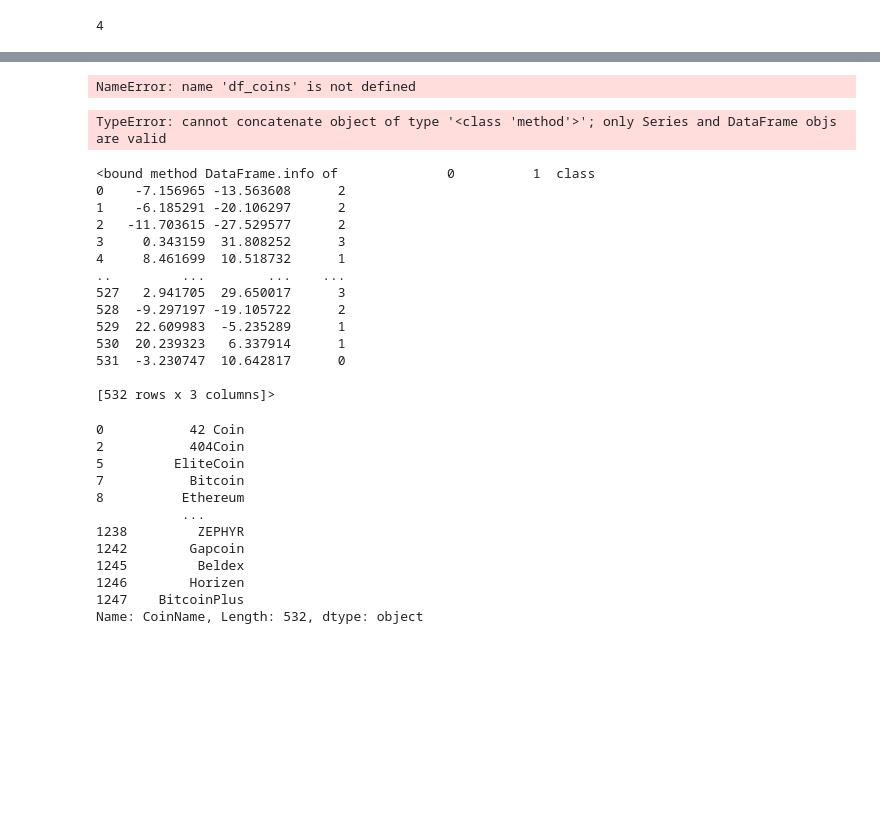
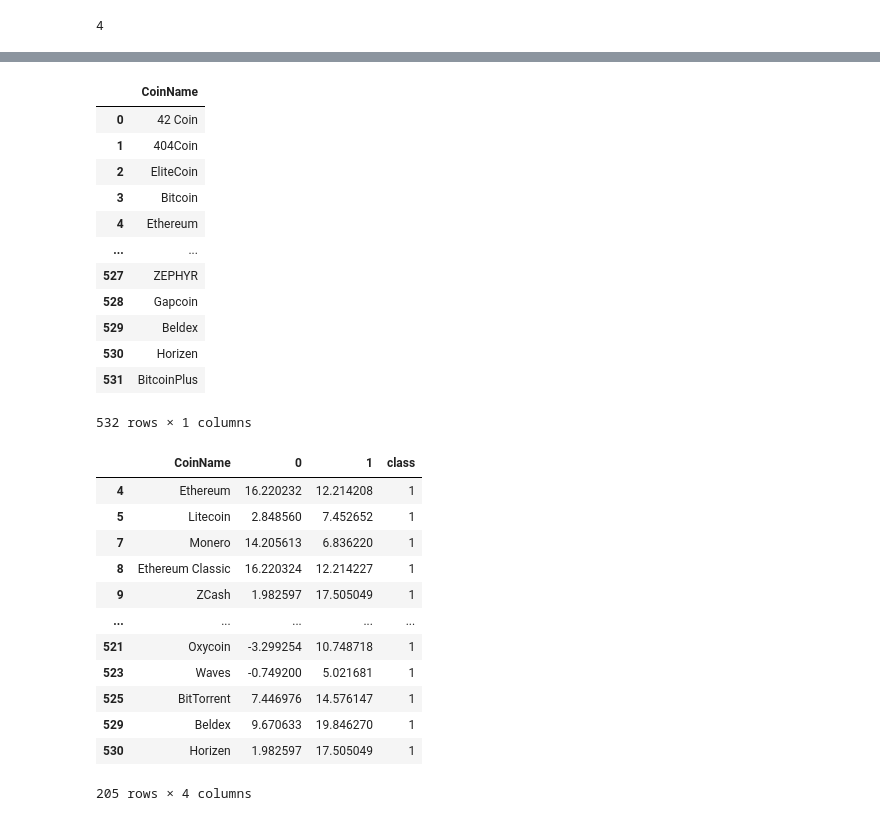
Before and after one commit to oh-be/Neural-Clusters, a Jupyter notebook: UnsupervisedLearningCrypto.ipynb, the cells around one changed output, grey strips where cells are left out. Drawn from its saved outputs; the diff is of its cells as text; code cells hidden in the pictures; blank space fills up the shorter version.

```diff
--- a/UnsupervisedLearningCrypto.ipynb
+++ b/UnsupervisedLearningCrypto.ipynb
@@ -519,47 +559,43 @@ k_means_df
 # %%
-df_coins
+df_coins = df_coin_names.reset_index()
-# %% [output]
-NameError: name 'df_coins' is not defined
+# %%
+df_coins.drop('index', axis=1)
+# %% [output]
+|  | CoinName |
+| 0 | 42 Coin |
+| 1 | 404Coin |
+| 2 | EliteCoin |
+| 3 | Bitcoin |
+| 4 | Ethereum |
+| ... | ... |
+| 527 | ZEPHYR |
+| 528 | Gapcoin |
+| 529 | Beldex |
+| 530 | Horizen |
+| 531 | BitcoinPlus |
+532 rows × 1 columns
 # %%
 final_df = pd.concat([df_coins, k_means_df],axis=1, sort=False)
 df = final_df
-df.info
+df = df.drop('index', axis=1)
-# %% [output]
-TypeError: cannot concatenate object of type '<class 'method'>'; only Series and DataFrame objs are valid
 # %%
 coinclass1 = df[df['class'] == 1]
 coinclass2 = df[df['class'] == 2]
 coinclass3 = df[df['class'] == 3]
 coinclass4 = df[df['class'] == 4]
-# %%
-k_means_df.info
-# %% [output]
-<bound method DataFrame.info of              0          1  class
-0    -7.156965 -13.563608      2
-1    -6.185291 -20.106297      2
-2   -11.703615 -27.529577      2
-3     0.343159  31.808252      3
-4     8.461699  10.518732      1
-..         ...        ...    ...
-527   2.941705  29.650017      3
-528  -9.297197 -19.105722      2
-529  22.609983  -5.235289      1
-530  20.239323   6.337914      1
-531  -3.230747  10.642817      0
-
-[532 rows x 3 columns]>
-# %%
-df_coin_names
-# %% [output]
-0           42 Coin
-2           404Coin
-5         EliteCoin
-7           Bitcoin
-8          Ethereum
-           ...
-1238         ZEPHYR
-1242        Gapcoin
-1245         Beldex
-1246        Horizen
-1247    BitcoinPlus
-Name: CoinName, Length: 532, dtype: object
+# %%
+coinclass1
+# %% [output]
+|  | CoinName | 0 | 1 | class |
+| 4 | Ethereum | 16.220232 | 12.214208 | 1 |
+| 5 | Litecoin | 2.848560 | 7.452652 | 1 |
+| 7 | Monero | 14.205613 | 6.836220 | 1 |
+| 8 | Ethereum Classic | 16.220324 | 12.214227 | 1 |
+| 9 | ZCash | 1.982597 | 17.505049 | 1 |
+| ... | ... | ... | ... | ... |
+| 521 | Oxycoin | -3.299254 | 10.748718 | 1 |
+| 523 | Waves | -0.749200 | 5.021681 | 1 |
+| 525 | BitTorrent | 7.446976 | 14.576147 | 1 |
+| 529 | Beldex | 9.670633 | 19.846270 | 1 |
+| 530 | Horizen | 1.982597 | 17.505049 | 1 |
+205 rows × 4 columns
```
Also changed, not shown: parts of 23 cells of this notebook, 5 other files.
